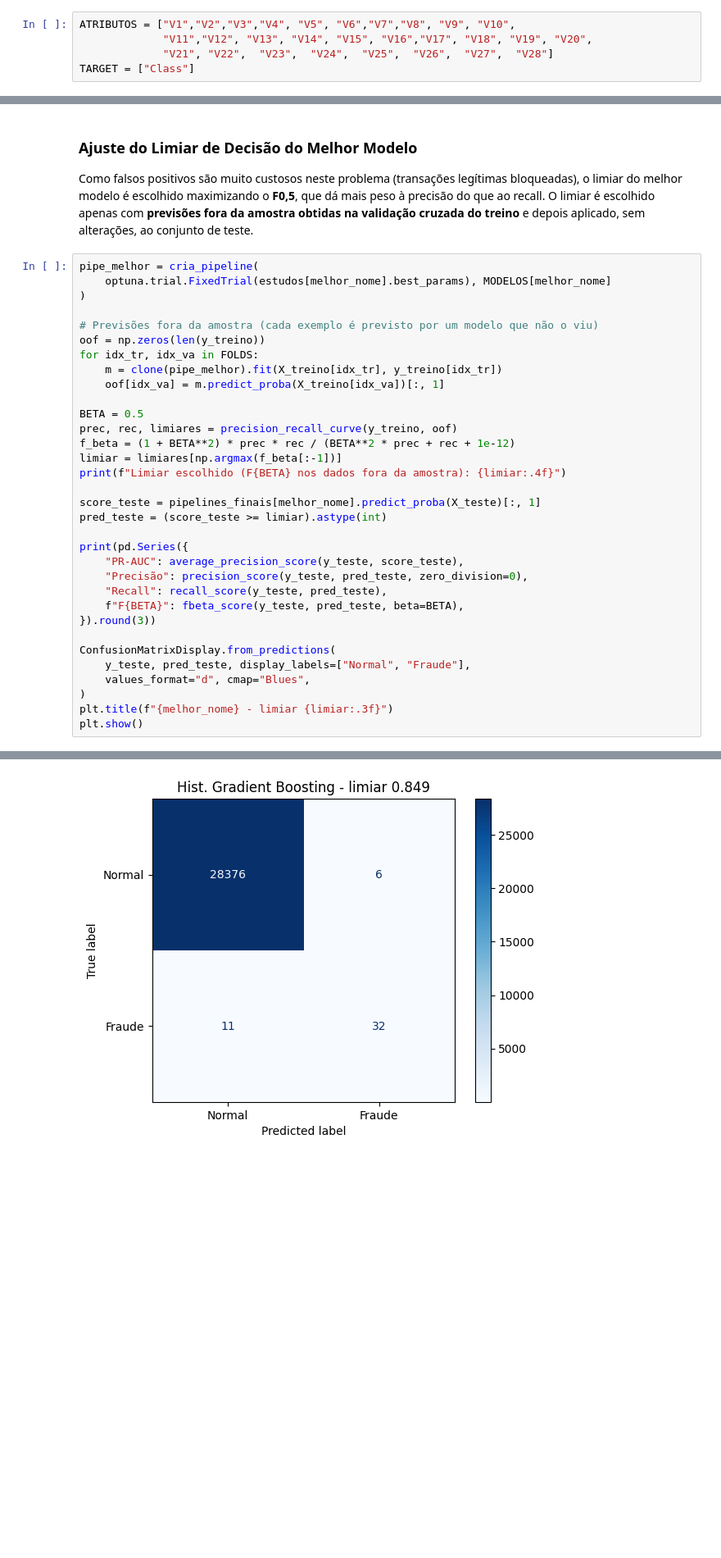
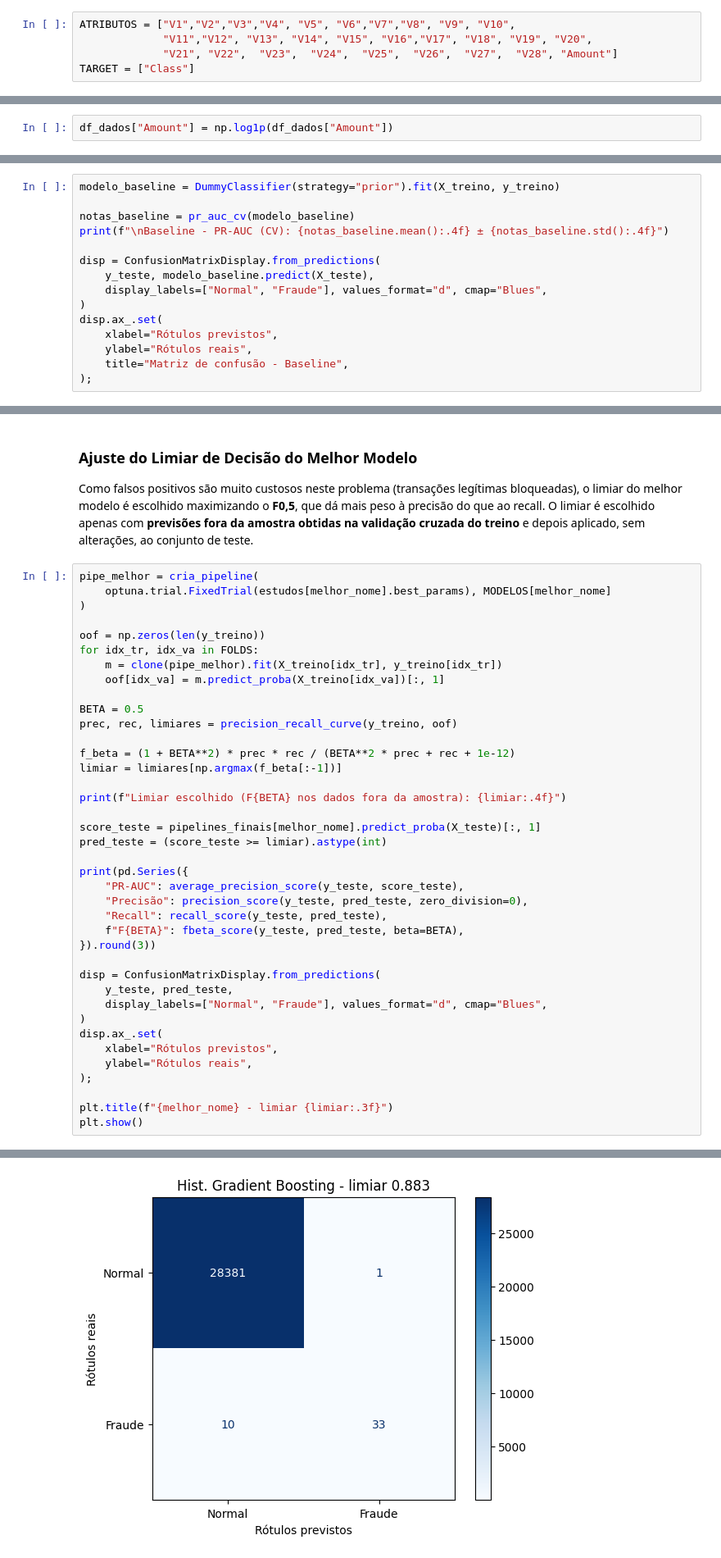
Before and after one commit to Ricardo-Pereira-Lourenco/Modelos-e-Optuna, a Jupyter notebook: W_Tiamat.ipynb, the cells around one changed output, grey strips where cells are left out. Shown at 82% size. Cells and saved outputs as stored; diff of their text form; blank space fills up the shorter version.

```diff
--- a/W_Tiamat.ipynb
+++ b/W_Tiamat.ipynb
@@ -173,5 +175,5 @@ Separamos então nosso target de nossos atributos.
 # %%
 ATRIBUTOS = ["V1","V2","V3","V4", "V5",	"V6","V7","V8",	"V9", "V10",
              "V11","V12", "V13", "V14", "V15", "V16","V17", "V18", "V19", "V20",
-             "V21",	"V22",	"V23",	"V24",	"V25",	"V26",	"V27",	"V28"]
+             "V21",	"V22",	"V23",	"V24",	"V25",	"V26",	"V27",	"V28", "Amount"]
 TARGET = ["Class"]
@@ -178,3 +182,5 @@ TARGET = ["Class"]
+# %%
+df_dados["Amount"] = np.log1p(df_dados["Amount"])
 # %% [markdown]
 Separamos os dados em teste e treino atráves do Scikit. Cerca de $10\%$ dos dados foram separados como dados de teste, e padronizados por uma semente aleatória com o objetivo de replicabilidade. É possível visualizar abaixo quantos grupos foram unicos grupos foram formados e quantas linhas duplicadas foram achadas.
 # %%
@@ -337,0 +573,15 @@ Baseline - PR-AUC (CV): 0.0018 ± 0.0001
+# %%
+modelo_baseline = DummyClassifier(strategy="prior").fit(X_treino, y_treino)
+
+notas_baseline = pr_auc_cv(modelo_baseline)
+print(f"\nBaseline - PR-AUC (CV): {notas_baseline.mean():.4f} ± {notas_baseline.std():.4f}")
+
+disp = ConfusionMatrixDisplay.from_predictions(
+    y_teste, modelo_baseline.predict(X_teste),
+    display_labels=["Normal", "Fraude"], values_format="d", cmap="Blues",
+)
+disp.ax_.set(
+    xlabel="Rótulos previstos",
+    ylabel="Rótulos reais",
+    title="Matriz de confusão - Baseline",
+);
@@ -669,7 +1008,6 @@ pipe_melhor = cria_pipeline(
     optuna.trial.FixedTrial(estudos[melhor_nome].best_params), MODELOS[melhor_nome]
 )
 
-# Previsões fora da amostra (cada exemplo é previsto por um modelo que não o viu)
 oof = np.zeros(len(y_treino))
 for idx_tr, idx_va in FOLDS:
     m = clone(pipe_melhor).fit(X_treino[idx_tr], y_treino[idx_tr])
@@ -677,8 +1015,10 @@ for idx_tr, idx_va in FOLDS:
 
 BETA = 0.5
 prec, rec, limiares = precision_recall_curve(y_treino, oof)
+
 f_beta = (1 + BETA**2) * prec * rec / (BETA**2 * prec + rec + 1e-12)
 limiar = limiares[np.argmax(f_beta[:-1])]
+
 print(f"Limiar escolhido (F{BETA} nos dados fora da amostra): {limiar:.4f}")
 
 score_teste = pipelines_finais[melhor_nome].predict_proba(X_teste)[:, 1]
@@ -691,10 +1031,15 @@ print(pd.Series({
     f"F{BETA}": fbeta_score(y_teste, pred_teste, beta=BETA),
 }).round(3))
 
-ConfusionMatrixDisplay.from_predictions(
-    y_teste, pred_teste, display_labels=["Normal", "Fraude"],
-    values_format="d", cmap="Blues",
+disp = ConfusionMatrixDisplay.from_predictions(
+    y_teste, pred_teste,
+    display_labels=["Normal", "Fraude"], values_format="d", cmap="Blues",
 )
+disp.ax_.set(
+    xlabel="Rótulos previstos",
+    ylabel="Rótulos reais",
+);
+
 plt.title(f"{melhor_nome} - limiar {limiar:.3f}")
 plt.show()
 # %% [output]
@@ -706,2 +1051,2 @@ F0.5        0.821
 dtype: float64
-[figure, old version]
+[figure, new version]
```
Also changed, not shown: parts of 30 cells of this notebook.
